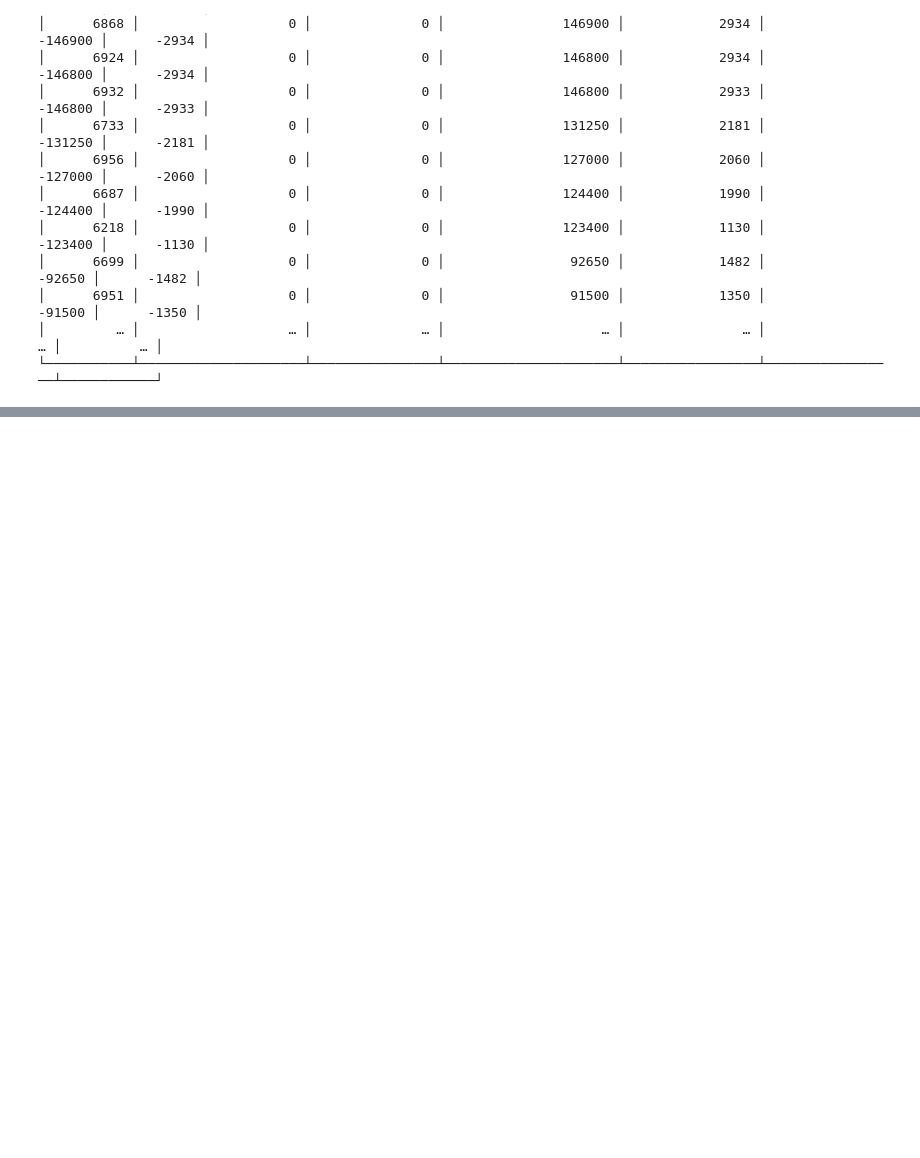
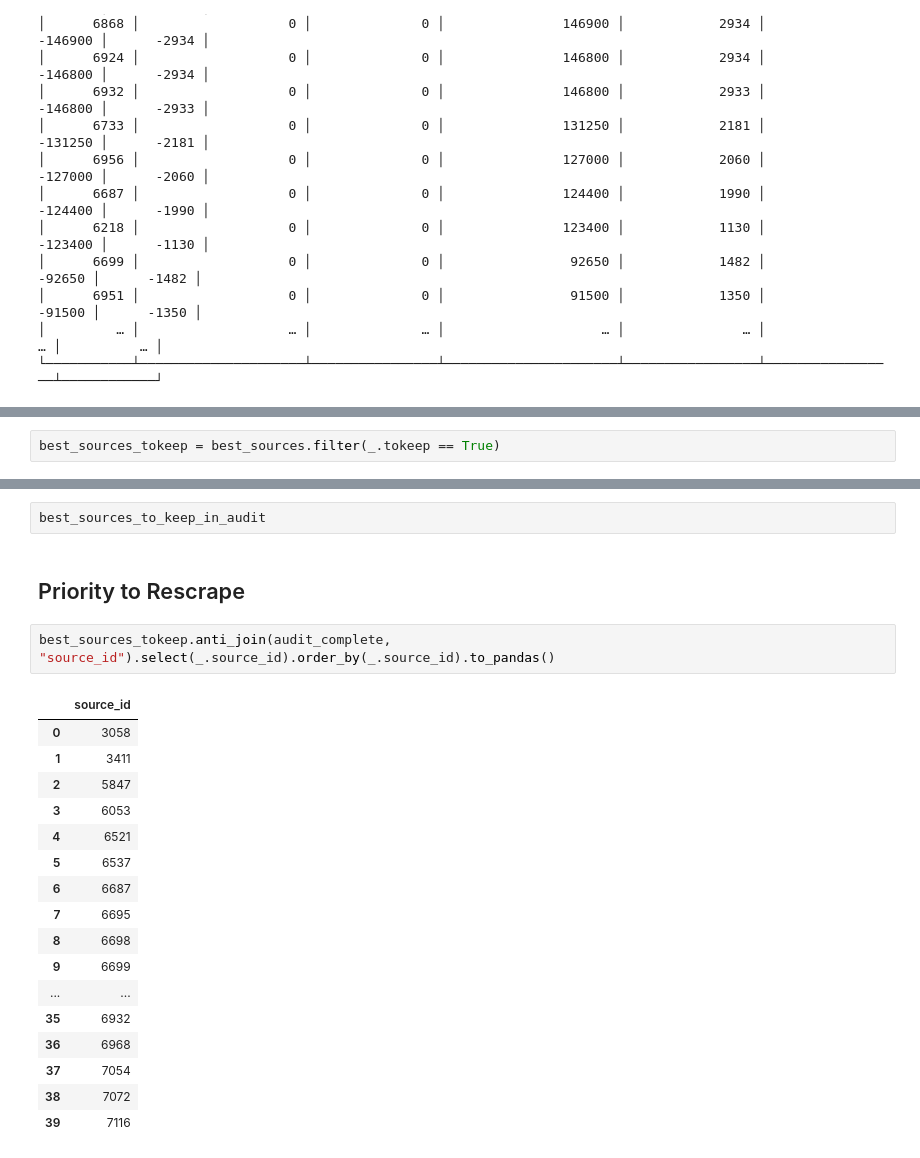
Before and after one commit to data-mermaid/mermaid-segmentation, a Jupyter notebook: nbs/CoralNet_Source_Check.ipynb, the cells around one changed output, grey strips where cells are left out. Saved outputs shown, nothing was run; the diff lists cells and outputs as text; blank space fills up the shorter version.

Commit message:
feat: add tables

```diff
--- a/nbs/CoralNet_Source_Check.ipynb
+++ b/nbs/CoralNet_Source_Check.ipynb
@@ -505,0 +437,2 @@ sources_with_diff.order_by(_.annotation_diff.abs().desc())
+# %%
+best_sources_tokeep = best_sources.filter(_.tokeep == True)
@@ -505,0 +473,24 @@ sources_with_diff.order_by(_.annotation_diff.abs().desc())
+# %%
+best_sources_to_keep_in_audit
+# %% [markdown]
+## Priority to Rescrape
+# %%
+best_sources_tokeep.anti_join(audit_complete, "source_id").select(_.source_id).order_by(_.source_id).to_pandas()
+# %% [output]
+|  | source_id |
+| 0 | 3058 |
+| 1 | 3411 |
+| 2 | 5847 |
+| 3 | 6053 |
+| 4 | 6521 |
+| 5 | 6537 |
+| 6 | 6687 |
+| 7 | 6695 |
+| 8 | 6698 |
+| 9 | 6699 |
+| ... | ... |
+| 35 | 6932 |
+| 36 | 6968 |
+| 37 | 7054 |
+| 38 | 7072 |
+| 39 | 7116 |
```
Also changed, not shown: parts of 18 cells of this notebook.
